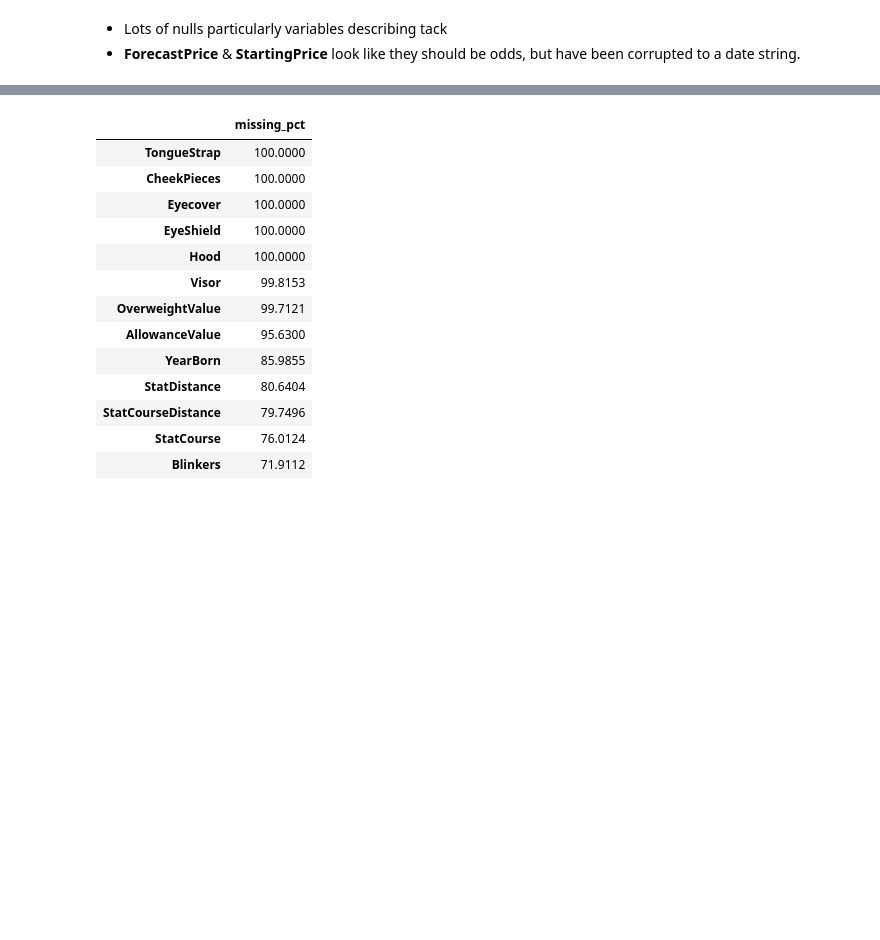
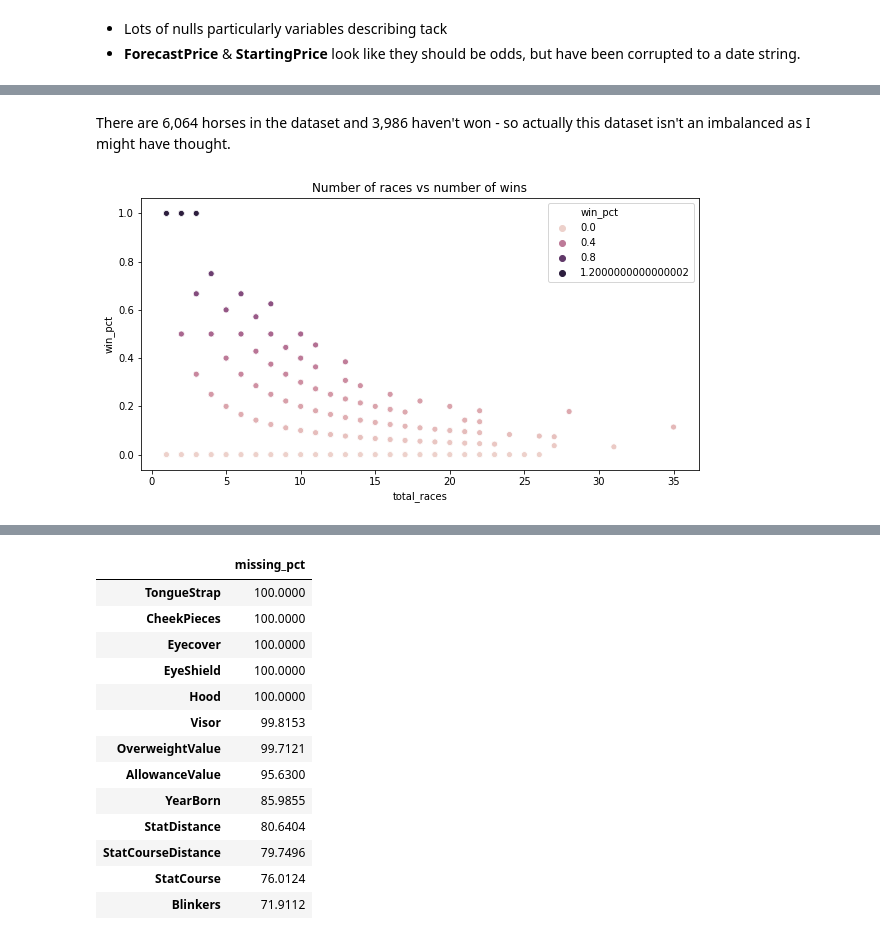
Before and after one commit to beckyclark17/bc-starling-task, a Jupyter notebook: notebooks/horses-eda.ipynb, the cells around one changed output, grey strips where cells are left out. Cells and saved outputs as stored; diff of their text form; code cells hidden in the pictures; blank space fills up the shorter version.

```diff
--- a/notebooks/horses-eda.ipynb
+++ b/notebooks/horses-eda.ipynb
@@ -66,0 +96,9 @@ df.head()
+# %% [markdown]
+There are 6,064 horses in the dataset and 3,986 haven't won - so actually this dataset isn't an imbalanced as I might have thought.
+# %%
+plt.figure(figsize=(10, 5))
+plt.title('Number of races vs number of wins')
+sns.scatterplot(x='total_races', y='win_pct', data=winners, hue='win_pct')
+plt.show()
+# %% [output]
+[figure, added]
```
Also changed, not shown: parts of 86 cells of this notebook, 3 other files.
